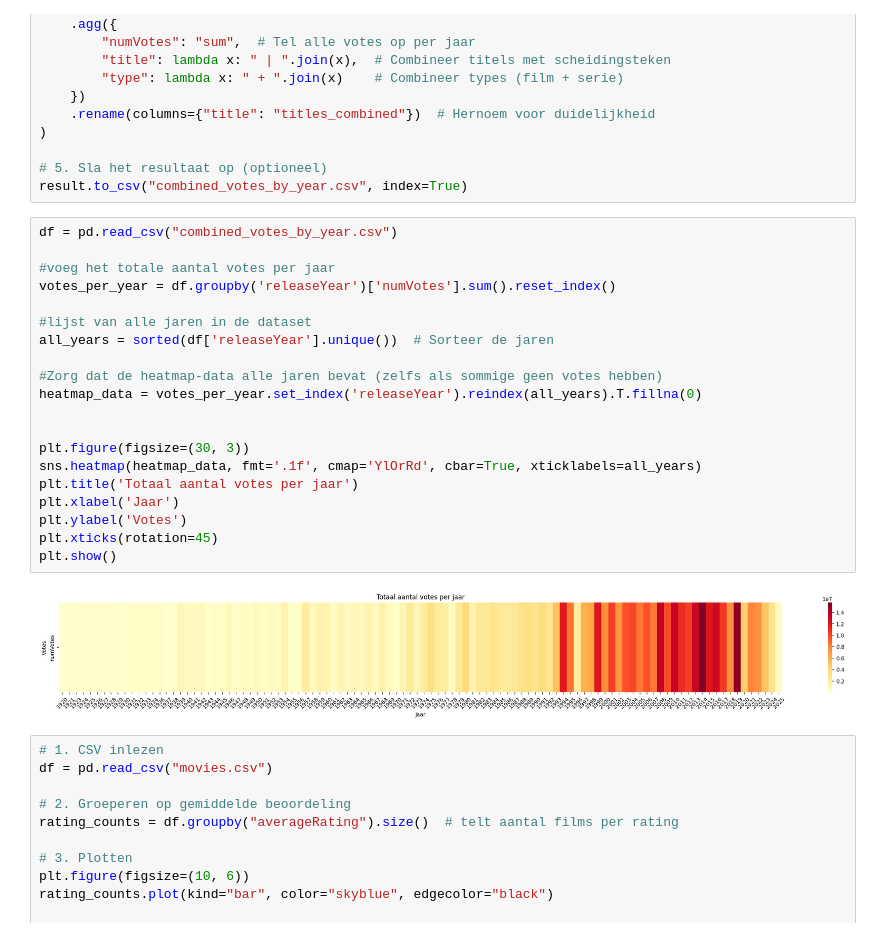
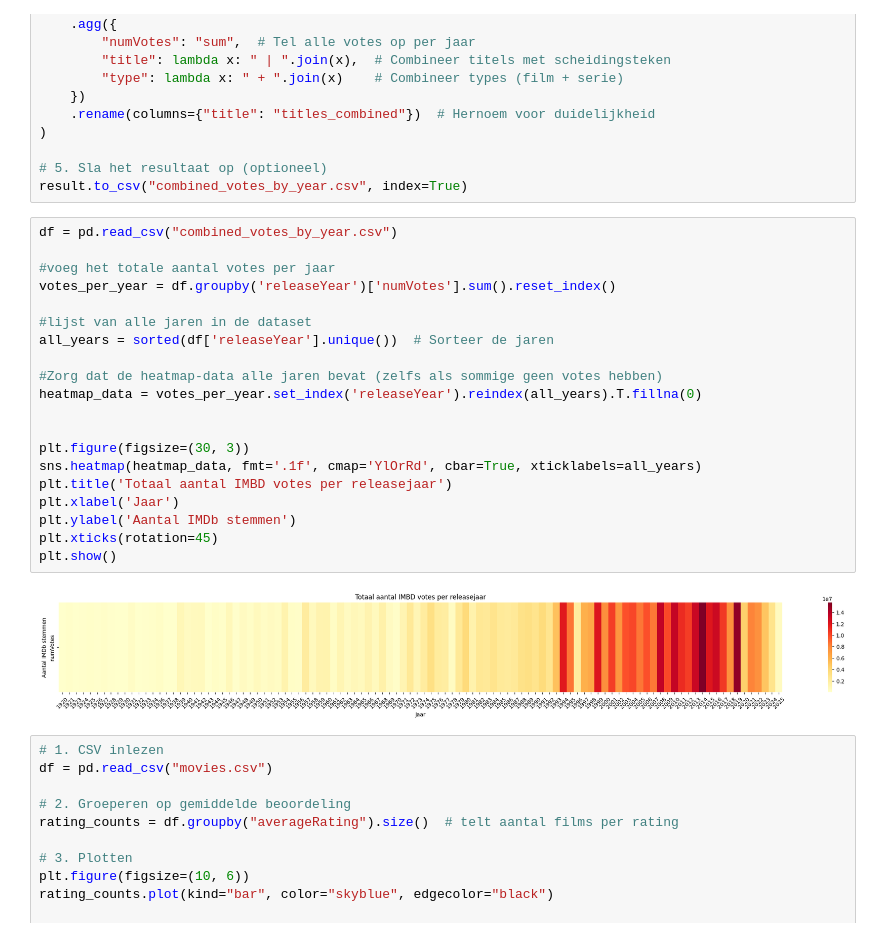
Before and after one commit to WuStanley2006/InfoVis, a Jupyter notebook: main.ipynb, the cells around one changed output. Saved outputs shown, nothing was run; the diff lists cells and outputs as text.

```diff
--- a/main.ipynb
+++ b/main.ipynb
@@ -97,25 +103,25 @@ result.to_csv("combined_votes_by_year.csv", index=True)
 # %%
 df = pd.read_csv("combined_votes_by_year.csv")
 
 #voeg het totale aantal votes per jaar
 votes_per_year = df.groupby('releaseYear')['numVotes'].sum().reset_index()
 
 #lijst van alle jaren in de dataset
 all_years = sorted(df['releaseYear'].unique())  # Sorteer de jaren
 
 #Zorg dat de heatmap-data alle jaren bevat (zelfs als sommige geen votes hebben)
 heatmap_data = votes_per_year.set_index('releaseYear').reindex(all_years).T.fillna(0)
 
 
 plt.figure(figsize=(30, 3))
 sns.heatmap(heatmap_data, fmt='.1f', cmap='YlOrRd', cbar=True, xticklabels=all_years)
-plt.title('Totaal aantal votes per jaar')
+plt.title('Totaal aantal IMBD votes per releasejaar')
 plt.xlabel('Jaar')
-plt.ylabel('Votes')
+plt.ylabel('Aantal IMDb stemmen')
 plt.xticks(rotation=45)
 plt.show()
 # %% [output]
-[figure, old version]
+[figure, new version]
 # %%
 # 1. CSV inlezen
 df = pd.read_csv("movies.csv")
```
Also changed, not shown: parts of 4 cells of this notebook.
